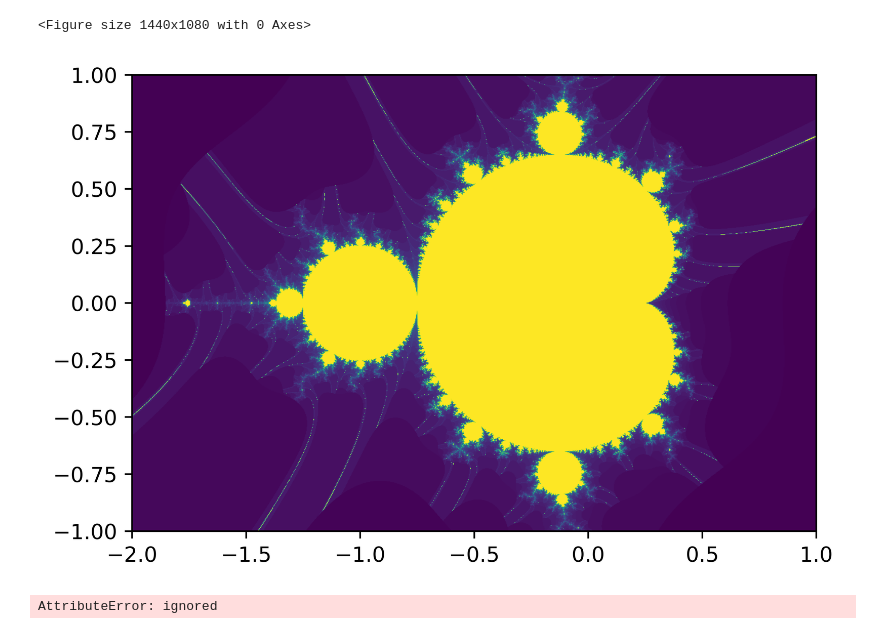
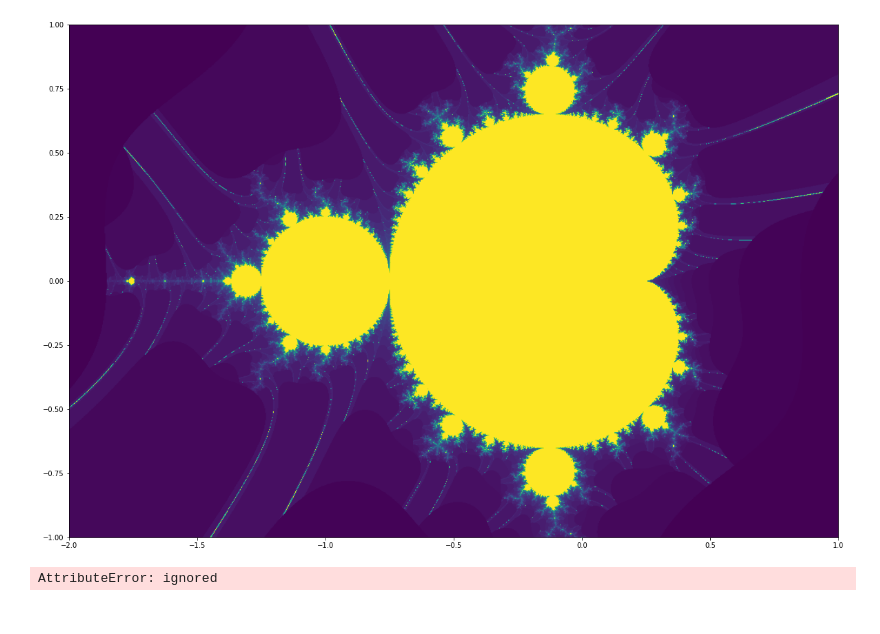
Before and after one commit to RonnyGuevara/Fractal_Images, a Jupyter notebook: TP4/TP4_FI.ipynb, the cells around one changed output. Saved outputs shown, nothing was run; the diff lists cells and outputs as text; code cells hidden in the pictures.

```diff
--- a/TP4/TP4_FI.ipynb
+++ b/TP4/TP4_FI.ipynb
@@ -16,19 +16,18 @@ def mandelbrot(re, im, max_iter):
 # %%
 columnas = 1000
 filas = 1000
 plano = np.zeros([filas,columnas])
 
+plt.figure(figsize=(20, 15))
+
 for indice_fila, re in enumerate(np.linspace(-2,1,num=filas)):
   for indice_columna, im in enumerate(np.linspace(-1,1,num=columnas)):
     plano [indice_columna,indice_fila] = mandelbrot(re,im,100)
 
-plt.figure(figsize=(20, 15))
-plt.figure(dpi=700)
 plt.imshow(plano,cmap='viridis', extent = [-2,1,-1,1])
 plt.show()
 # %% [output]
-<Figure size 1440x1080 with 0 Axes>
-[figure, old version]
+[figure, new version]
 # %%
 lado=720
 tamano=[lado, lado]
```
